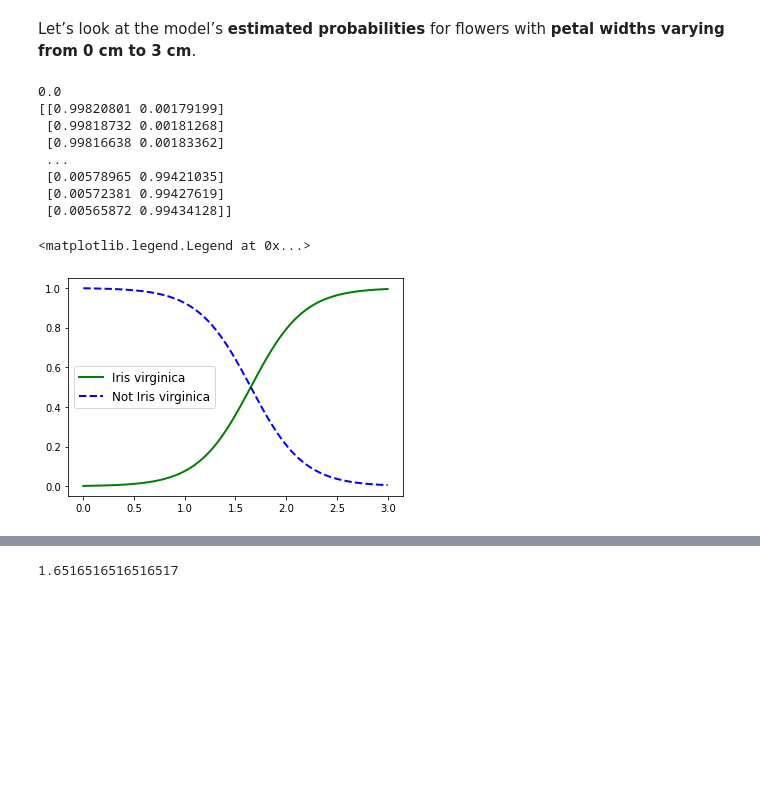
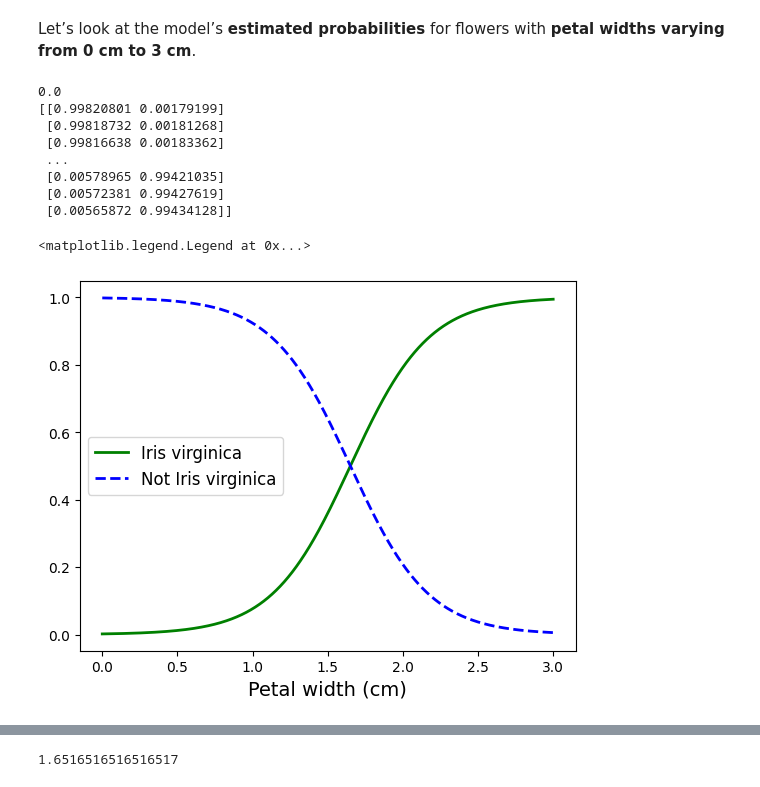
Before and after one commit to HOGENT-ML/course, a Jupyter notebook: 410-training_models.ipynb, the cells around one changed output, grey strips where cells are left out. Saved outputs shown, nothing was run; the diff lists cells and outputs as text; code cells hidden in the pictures; blank space fills up the shorter version.

```diff
--- a/410-training_models.ipynb
+++ b/410-training_models.ipynb
@@ -755,22 +745,24 @@ Let’s look at the model’s **estimated probabilities** for flowers with **pet
 # %%
 X_new = np.linspace(0, 3, 1000).reshape(-1, 1)  # generate random petal widths and reshape to get a column vector
 print(X_new[0][0])
 
 y_proba = log_reg.predict_proba(X_new)
 print(y_proba) # y_proba is a matrix showing probabilities
 decision_boundary = X_new[y_proba[:, 1] >= 0.5][0, 0]
 
 plt.plot(X_new, y_proba[:, 1], "g-", linewidth=2, label="Iris virginica")
 plt.plot(X_new, y_proba[:, 0], "b--", linewidth=2, label="Not Iris virginica")
+
+plt.xlabel("Petal width (cm)", fontsize=14)
 plt.legend(loc="center left", fontsize=12)
 # %% [output]
 0.0
 [[0.99820801 0.00179199]
  [0.99818732 0.00181268]
  [0.99816638 0.00183362]
  ...
  [0.00578965 0.99421035]
  [0.00572381 0.99427619]
  [0.00565872 0.99434128]]
 <matplotlib.legend.Legend at 0x...>
-[figure, old version]
+[figure, new version]
```
Also changed, not shown: parts of 23 cells of this notebook, 5 other files.
